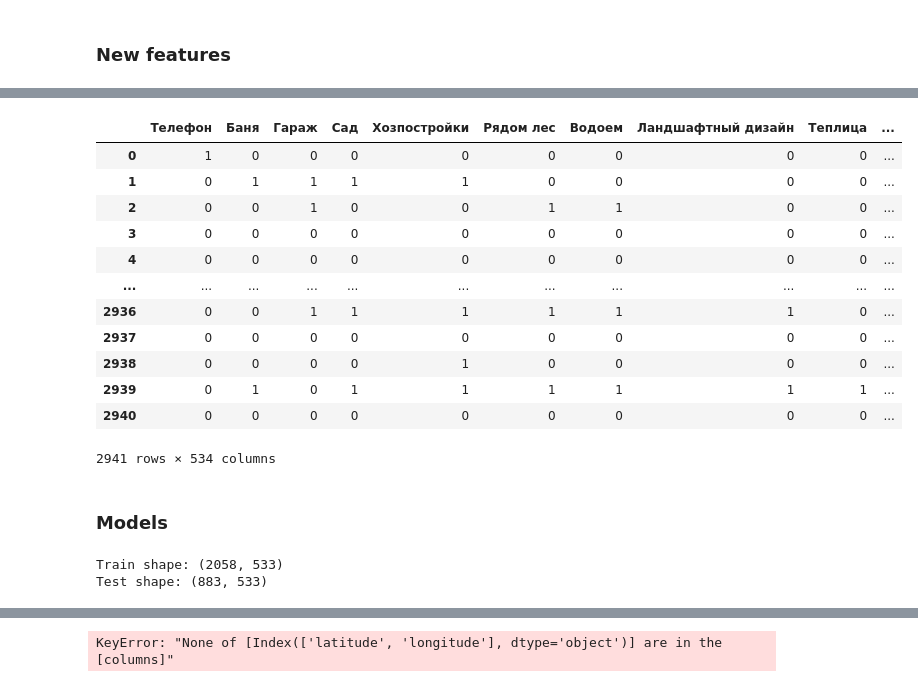
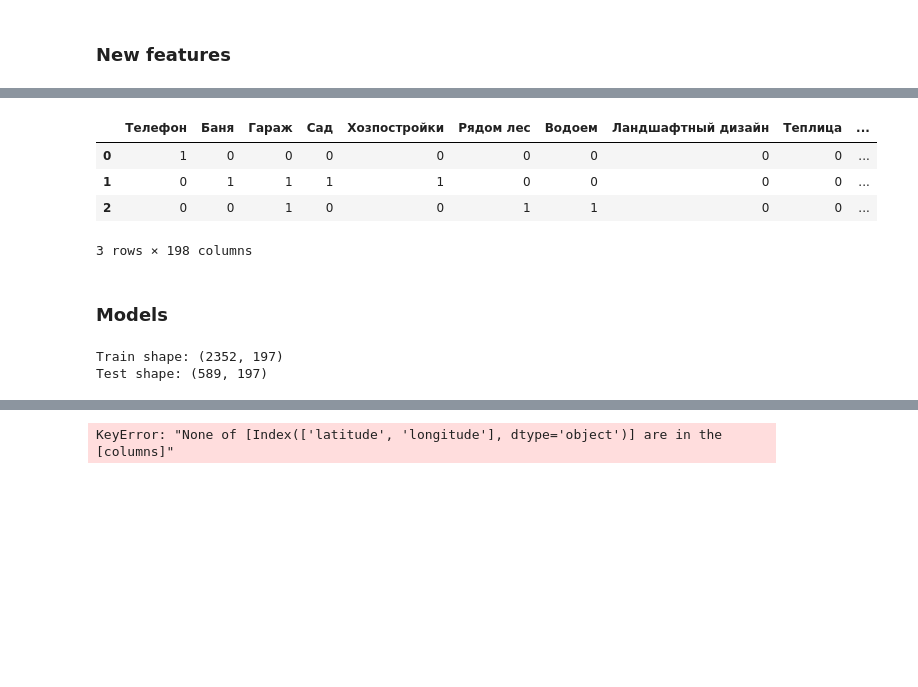
Before and after one commit to ssiarhei115/CountryHouse-price-prediction, a Jupyter notebook: code.ipynb, the cells around one changed output, grey strips where cells are left out. Cells and saved outputs as stored; diff of their text form; code cells hidden in the pictures; blank space fills up the shorter version.

```diff
--- a/code.ipynb
+++ b/code.ipynb
@@ -363,7 +419,7 @@ class CAT_1_Transformer(TransformerMixin, BaseEstimator):
         X['Канализация'] = X['Канализация'].map({
             "['С/у', 'на', 'улице']":'с/у снаружи',
             "['Местная']":'местная',
-            "['Есть']":'местная',
+            "['Есть']":'есть',
             "['Центральная']":'центральн',
             "['Нет']":'нет',
             })
@@ -383,7 +439,7 @@ class CAT_1_Transformer(TransformerMixin, BaseEstimator):
             "['Паровое', 'на', 'твёрдом', 'топливе']":'паровое т.',
             "['Электрическое']":'электрич.',
             "['Паровое', 'на', 'жидком', 'топливе']":'паровое ж.',
-            "['Паровое']":'паровое т.',
+            "['Паровое']":'паровое',
             "['Альтернативные', 'источники']":'альтерн.',
             "['Центральное']":'центральн.',
             "['Паровое', 'на', 'газу']":'паровое г.',
@@ -395,11 +451,11 @@ class CAT_1_Transformer(TransformerMixin, BaseEstimator):
             "['Колодец']":'колодец',
             "['Центральный', 'водопровод']":'центральн.',
             "['Холодная']":'холодная',
-            "['Рядом', 'колодец']":'рядом',
+            "['Рядом', 'колодец']":'рядом колодец',
             "['Рядом']":'рядом',
             "['Горячая']":'горячая',
             "['Нет']":'нет',
-            "['Рядом', 'водопровод']":'рядом'
+            "['Рядом', 'водопровод']":'рядом водопр'
             })
 
         X['Ремонт'] = X['Ремонт'].map({
@@ -407,7 +463,7 @@ class CAT_1_Transformer(TransformerMixin, BaseEstimator):
             "['Не', 'достроен']":'не достроен',
             "['Евроотделка']":'евроотделка',
             "['Евроотделка,', 'отделка', 'деревом']":'евроотделка дер.',
-            "['Не', 'достроен,', 'отделка', 'деревом']":'не достроен'
+            "['Не', 'достроен,', 'отделка', 'деревом']":'не достроен дер',
             })
 
 
@@ -670,27 +752,19 @@ dfc = dfc.drop(['house_length', 'house_width'], axis=1)
 # %%
-ohe_list = ['Материал стен', 'Материал крыши', 'Отопление', 'Канализация', 'Электроснабжение', 'Вода','Область', 'Район', 'Газ', 'Статус земли', 'Ремонт', 'Сельсовет']
+ohe_list = ['Материал стен', 'Материал крыши', 'Отопление', 'Канализация', 'Электроснабжение', 'Вода','Область', 'Район', 'Газ', 'Статус земли', 'Ремонт']
 
-encoder = ce.OneHotEncoder(cols=ohe_list)
+encoder = ce.OneHotEncoder(cols=ohe_list, use_cat_names=True)
 add = encoder.fit_transform(dfc.loc[:,ohe_list])
 dff = pd.concat([dfc,add], axis=1)
 # %%
 dff = dff.drop(ohe_list, axis=1)
-dff = dff.drop(['house_coordinates','regional_center_coordinates','district_center_coordinates', 'district_city_coordinates', 'Населенный пункт'], axis=1)
-dff
+dff = dff.drop(['house_coordinates','regional_center_coordinates','district_center_coordinates', 'district_city_coordinates', 'Населенный пункт', 'Сельсовет'], axis=1)
+dff.head(3)
 # %% [output]
 |  | Телефон | Баня | Гараж | Сад | Хозпостройки | Рядом лес | Водоем | Ландшафтный дизайн | Теплица | ... |
 | 0 | 1 | 0 | 0 | 0 | 0 | 0 | 0 | 0 | 0 | ... |
 | 1 | 0 | 1 | 1 | 1 | 1 | 0 | 0 | 0 | 0 | ... |
 | 2 | 0 | 0 | 1 | 0 | 0 | 1 | 1 | 0 | 0 | ... |
-| 3 | 0 | 0 | 0 | 0 | 0 | 0 | 0 | 0 | 0 | ... |
-| 4 | 0 | 0 | 0 | 0 | 0 | 0 | 0 | 0 | 0 | ... |
-| ... | ... | ... | ... | ... | ... | ... | ... | ... | ... | ... |
-| 2936 | 0 | 0 | 1 | 1 | 1 | 1 | 1 | 1 | 0 | ... |
-| 2937 | 0 | 0 | 0 | 0 | 0 | 0 | 0 | 0 | 0 | ... |
-| 2938 | 0 | 0 | 0 | 0 | 1 | 0 | 0 | 0 | 0 | ... |
-| 2939 | 0 | 1 | 0 | 1 | 1 | 1 | 1 | 1 | 1 | ... |
-| 2940 | 0 | 0 | 0 | 0 | 0 | 0 | 0 | 0 | 0 | ... |
-2941 rows × 534 columns
+3 rows × 198 columns
 # %% [markdown]
 ### Models
 # %%
@@ -700,13 +774,13 @@ y = dff['price']
 scaler = preprocessing.MinMaxScaler()
 X_scaled = scaler.fit_transform(X)
 
-X_train, X_test, y_train, y_test = train_test_split(X_scaled, y, test_size=0.3, random_state=40)
+X_train, X_test, y_train, y_test = train_test_split(X_scaled, y, test_size=0.2, random_state=40)
 
 print(f'Train shape: {X_train.shape}')
 print(f'Test shape: {X_test.shape}')
 # %% [output]
-Train shape: (2058, 533)
-Test shape: (883, 533)
+Train shape: (2352, 197)
+Test shape: (589, 197)
 # %%
 def print_metrics(y_train, y_train_predict, y_test, y_test_predict):
     print('Train R^2: {:.3f}'.format(metrics.r2_score(y_train, y_train_predict)))
```
Also changed, not shown: parts of 11 cells of this notebook, 1 other file.
